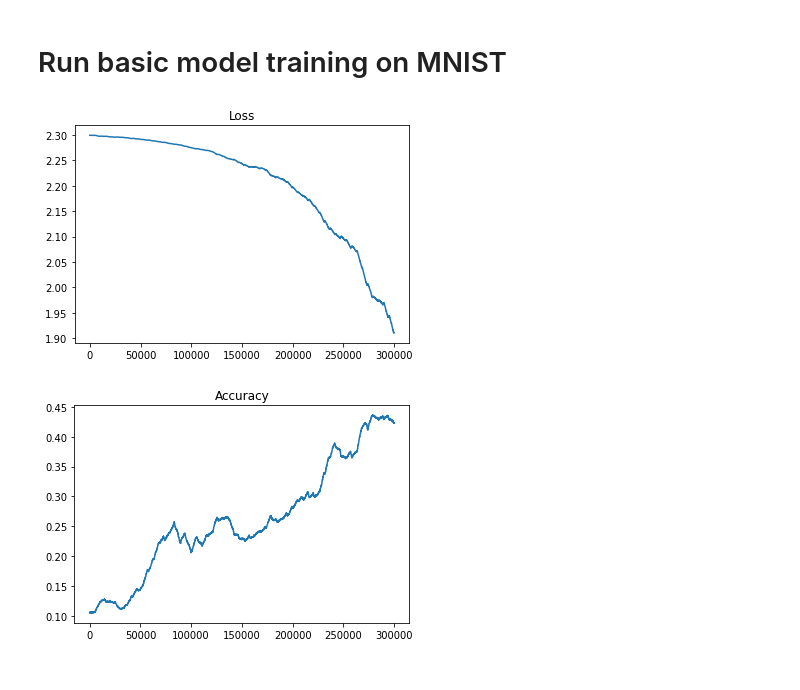
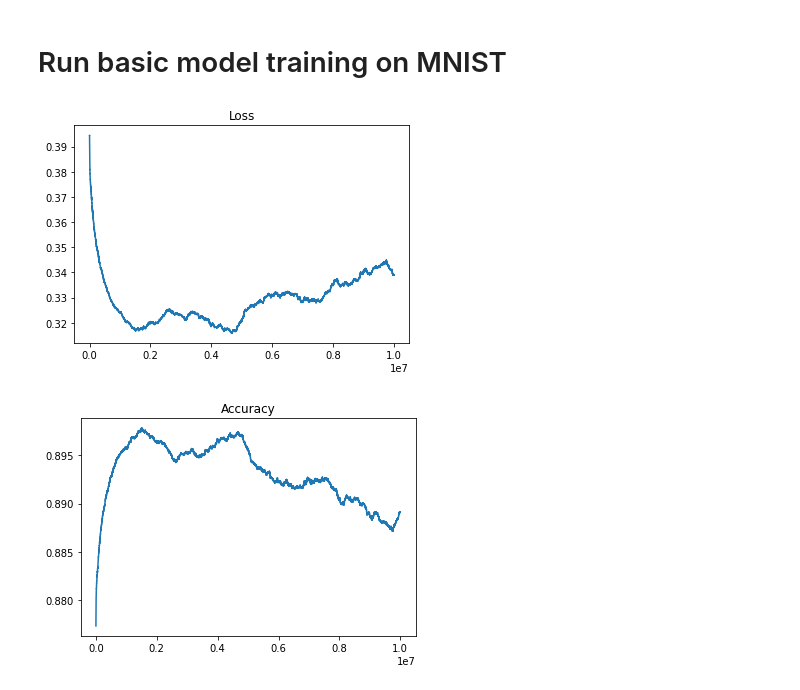
Before and after one commit to ejmejm/knowledge-transfer-research, a Jupyter notebook: cbp_mnist.ipynb, the cells around one changed output. Cells and saved outputs as stored; diff of their text form; code cells hidden in the pictures.

```diff
--- a/cbp_mnist.ipynb
+++ b/cbp_mnist.ipynb
@@ -160,13 +158,13 @@ lr = 0.001
 # %%
-def train_model(model, optimizer, dataloader, train_steps=int(1e5),
-                n_permute=0, change_permute_freq=10000):
+def train_model(model, optimizer, dataloader, train_samples=int(1e5),
+                n_permute=0, change_permute_freq=10000, batch_size=16):
     criterion = nn.CrossEntropyLoss()
     permute_transform = create_new_permutation(data_dim, n_permute)
 
     global acc_hist, loss_hist
     acc_hist, loss_hist = [], []
     data_iter = iter(dataloader)
-    for step_idx in tqdm(range(1, train_steps // batch_size + 1)):
+    for step_idx in tqdm(range(1, train_samples // batch_size + 1)):
         try:
             x, y = next(data_iter)
         except StopIteration:
@@ -199,6 +197,13 @@ def train_model(model, optimizer, dataloader, train_steps=int(1e5),
 # %% [markdown]
 # Run basic model training on MNIST
 # %%
+lr = 0.001
+
+batch_size = 1
+n_permute = 600
+change_permute_freq = 10000 // batch_size * batch_size
+train_samples = int(1e7) # int(5e7)
+
 model = DenseModel(data_dim, n_classes)
 optimizer = torch.optim.SGD(model.parameters(), lr=lr)
 # Create a simple dataloader for the MNIST dataset that loops on completion
@@ -208,36 +213,34 @@ dataloader = torch.utils.data.DataLoader(
     shuffle=True,
     num_workers=0)
 
-n_permute = 600
-change_permute_freq = 5000 // batch_size * batch_size
-train_steps = int(3e5) # int(5e7)
 baseline_acc_hist, baseline_loss_hist = train_model(
     model, optimizer, dataloader,
-    train_steps = train_steps,
+    train_samples = train_samples,
     n_permute = n_permute,
-    change_permute_freq = change_permute_freq)
+    change_permute_freq = change_permute_freq,
+    batch_size = batch_size)
 # %%
 # Plot the moving average of loss and accuracy
 # Source: https://stackoverflow.com/questions/14313510/how-to-calculate-rolling-moving-average-using-python-numpy-scipy
 def moving_average(a, n=3):
     ret = np.cumsum(a, dtype=float)
     ret[n:] = ret[n:] - ret[:-n]
     return ret[n - 1:] / n
 
-avg_len = 1000
+avg_len = 1000000
 
 plt.title('Loss')
 ys = moving_average(baseline_loss_hist, avg_len)
 xs = np.arange(len(ys)) / len(ys) * len(baseline_loss_hist) * batch_size
 plt.plot(xs, ys)
 plt.show()
 
 plt.title('Accuracy')
 ys = moving_average(baseline_acc_hist, avg_len)
 xs = np.arange(len(ys)) / len(ys) * len(baseline_acc_hist) * batch_size
 plt.plot(xs, ys)
 plt.show()
 # %% [output]
-[figure, old version]
+[figure, new version]
-[figure, old version]
+[figure, new version]
 # %%
```
Also changed, not shown: parts of 3 cells of this notebook, 1 other file.
